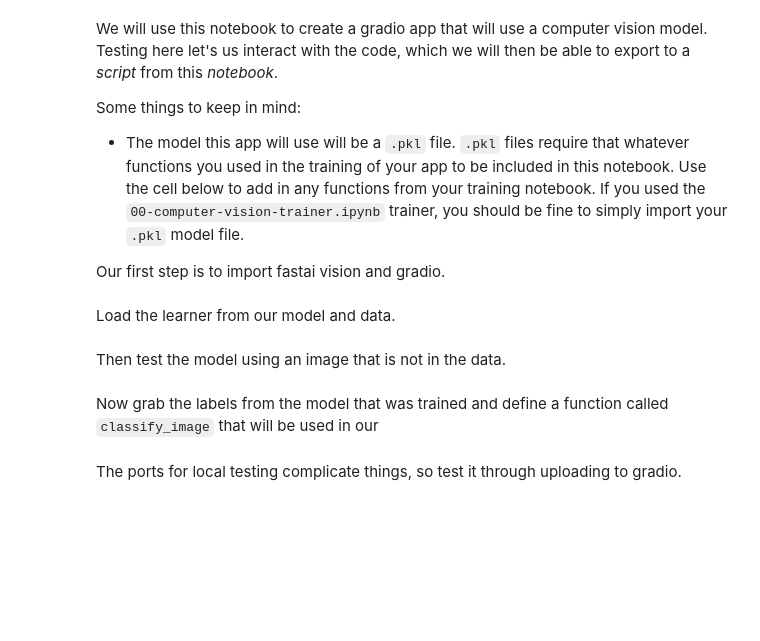
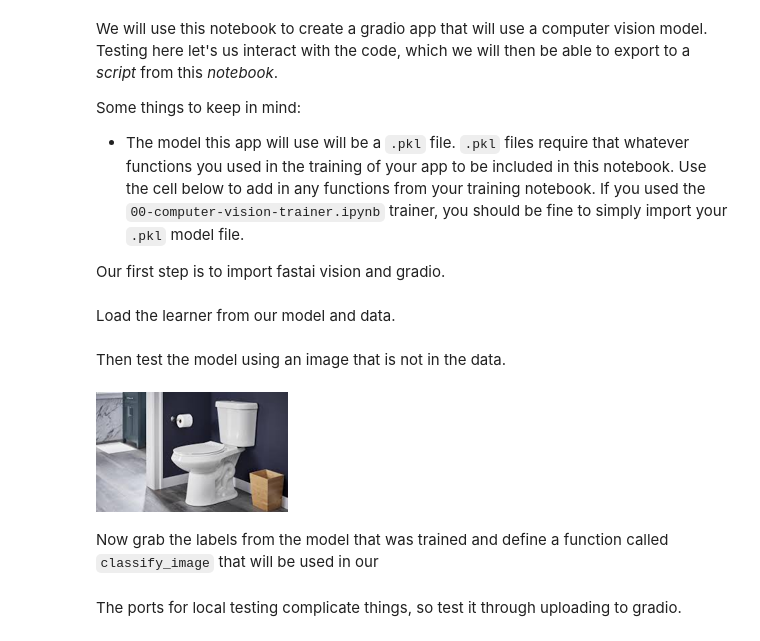
Before and after one commit to CapeKiller/indigigenius-valdez.aicode.camp, a Jupyter notebook: 02-deep-learning-computer-vision/notebooks/app.ipynb, the cells around one changed output. Drawn from its saved outputs; the diff is of its cells as text; code cells hidden in the pictures; blank space fills up the shorter version.

```diff
--- a/02-deep-learning-computer-vision/notebooks/app.ipynb
+++ b/02-deep-learning-computer-vision/notebooks/app.ipynb
@@ -22,9 +22,11 @@ learn = load_learner(path_to_pkl_model)
 # %% [markdown]
 Then test the model using an image that is not in the data.
 # %%
-im = PILImage.create('/workspace/images/TEST_IMAGES/yarrow.jpg')
+im = PILImage.create('/workspace/images/TEST_IMAGES/toilet1.jpg')
 im.thumbnail((192,192))
 im
+# %% [output]
+[figure, added]
 # %%
 learn.predict(im)
 # %% [markdown]
```
Also changed, not shown: parts of 2 cells of this notebook.
